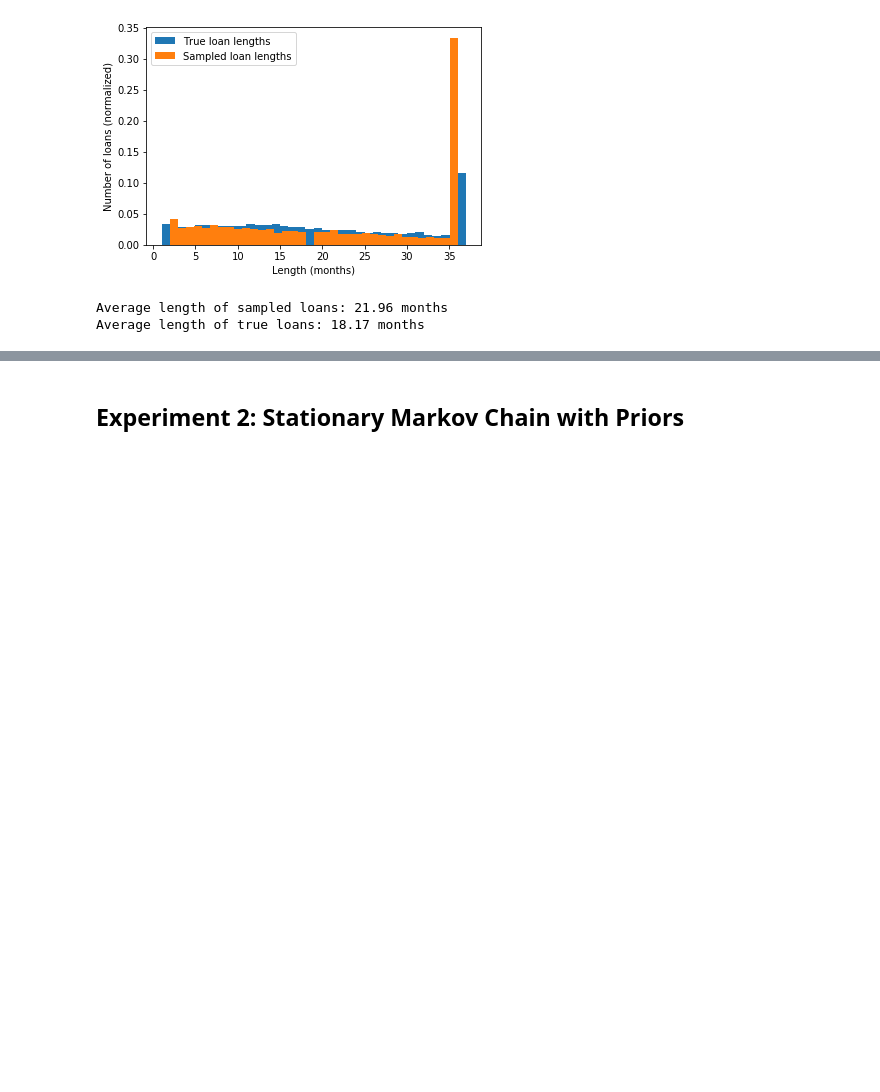
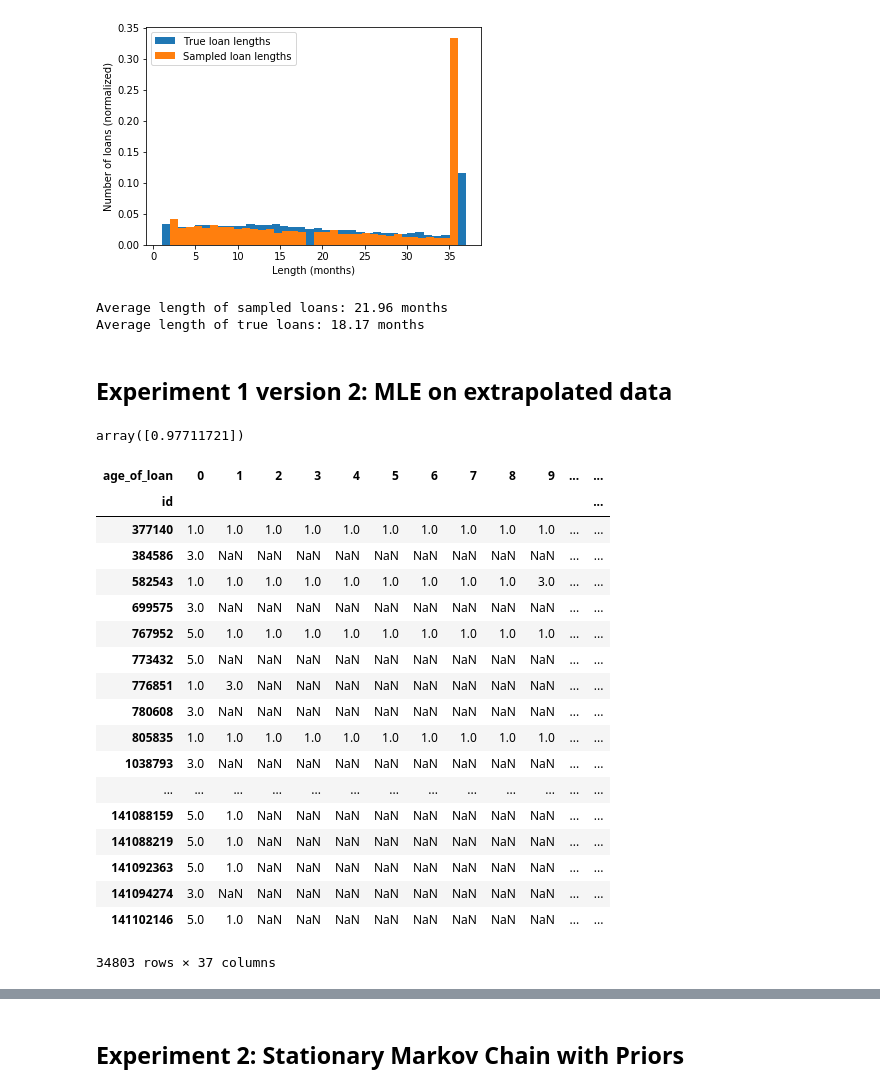
Before and after one commit to basilvetas/lending-club-analysis, a Jupyter notebook: final-project/final-notebook.ipynb, the cells around one changed output, grey strips where cells are left out. Saved outputs shown, nothing was run; the diff lists cells and outputs as text; code cells hidden in the pictures; blank space fills up the shorter version.

```diff
--- a/final-project/final-notebook.ipynb
+++ b/final-project/final-notebook.ipynb
@@ -213,3 +213,33 @@ plot_sampled_lengths(sampled_trajectories, df)
 [figure]
 Average length of sampled loans: 21.96 months
 Average length of true loans: 18.17 months
+# %% [markdown]
+## Experiment 1 version 2: MLE on extrapolated data
+# %%
+x_all = df.pivot(index='id', columns='age_of_loan', values='loan_status')
+# %%
+x_all[0].isnull().sum()/x_all[0].shape
+# %% [output]
+array([0.97711721])
+# %%
+x_all[~x_all[0].isnull()]
+# %% [output]
+| age_of_loan | 0 | 1 | 2 | 3 | 4 | 5 | 6 | 7 | 8 | 9 | ... | ... |
+| id |  |  |  |  |  |  |  |  |  |  |  | ... |
+| 377140 | 1.0 | 1.0 | 1.0 | 1.0 | 1.0 | 1.0 | 1.0 | 1.0 | 1.0 | 1.0 | ... | ... |
+| 384586 | 3.0 | NaN | NaN | NaN | NaN | NaN | NaN | NaN | NaN | NaN | ... | ... |
+| 582543 | 1.0 | 1.0 | 1.0 | 1.0 | 1.0 | 1.0 | 1.0 | 1.0 | 1.0 | 3.0 | ... | ... |
+| 699575 | 3.0 | NaN | NaN | NaN | NaN | NaN | NaN | NaN | NaN | NaN | ... | ... |
+| 767952 | 5.0 | 1.0 | 1.0 | 1.0 | 1.0 | 1.0 | 1.0 | 1.0 | 1.0 | 1.0 | ... | ... |
+| 773432 | 5.0 | NaN | NaN | NaN | NaN | NaN | NaN | NaN | NaN | NaN | ... | ... |
+| 776851 | 1.0 | 3.0 | NaN | NaN | NaN | NaN | NaN | NaN | NaN | NaN | ... | ... |
+| 780608 | 3.0 | NaN | NaN | NaN | NaN | NaN | NaN | NaN | NaN | NaN | ... | ... |
+| 805835 | 1.0 | 1.0 | 1.0 | 1.0 | 1.0 | 1.0 | 1.0 | 1.0 | 1.0 | 1.0 | ... | ... |
+| 1038793 | 3.0 | NaN | NaN | NaN | NaN | NaN | NaN | NaN | NaN | NaN | ... | ... |
+| ... | ... | ... | ... | ... | ... | ... | ... | ... | ... | ... | ... | ... |
+| 141088159 | 5.0 | 1.0 | NaN | NaN | NaN | NaN | NaN | NaN | NaN | NaN | ... | ... |
+| 141088219 | 5.0 | 1.0 | NaN | NaN | NaN | NaN | NaN | NaN | NaN | NaN | ... | ... |
+| 141092363 | 5.0 | 1.0 | NaN | NaN | NaN | NaN | NaN | NaN | NaN | NaN | ... | ... |
+| 141094274 | 3.0 | NaN | NaN | NaN | NaN | NaN | NaN | NaN | NaN | NaN | ... | ... |
+| 141102146 | 5.0 | 1.0 | NaN | NaN | NaN | NaN | NaN | NaN | NaN | NaN | ... | ... |
+34803 rows × 37 columns
```
Also changed, not shown: parts of 31 cells of this notebook, 1 other file.
